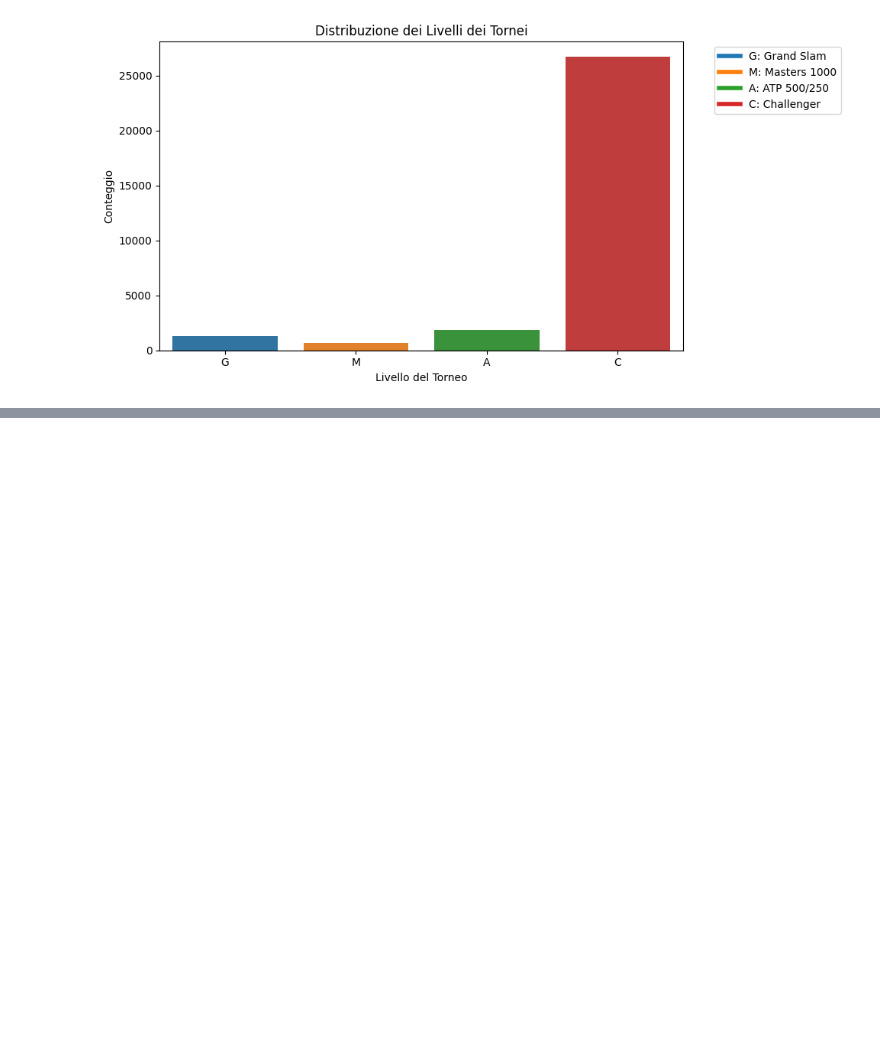
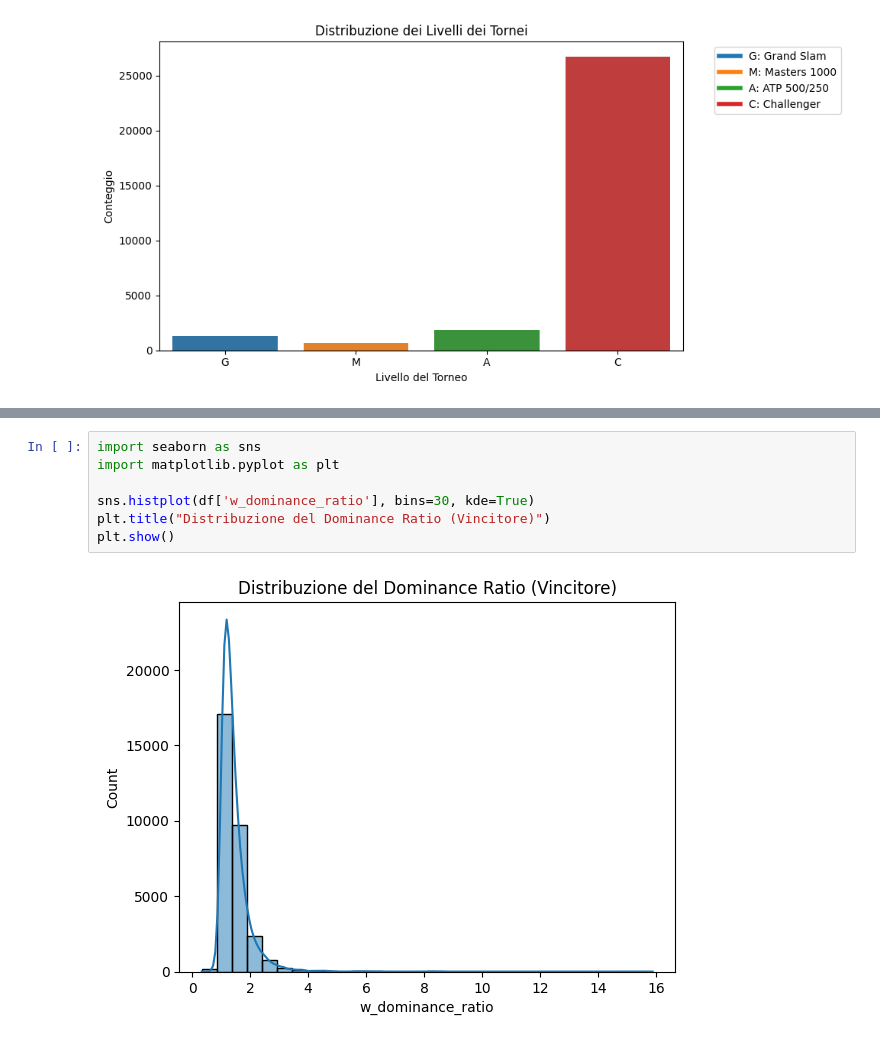
Before and after one commit to MarioAlfio/Tennis_bet, a Jupyter notebook: eda_analysis_part1.ipynb, the cells around one changed output, grey strips where cells are left out. Drawn from its saved outputs; the diff is of its cells as text; blank space fills up the shorter version.

```diff
--- a/eda_analysis_part1.ipynb
+++ b/eda_analysis_part1.ipynb
@@ -363,0 +455,9 @@ plt.show()
+# %%
+import seaborn as sns
+import matplotlib.pyplot as plt
+
+sns.histplot(df['w_dominance_ratio'], bins=30, kde=True)
+plt.title("Distribuzione del Dominance Ratio (Vincitore)")
+plt.show()
+# %% [output]
+[figure, added]
```
Also changed, not shown: parts of 9 cells of this notebook, 2 other files.
